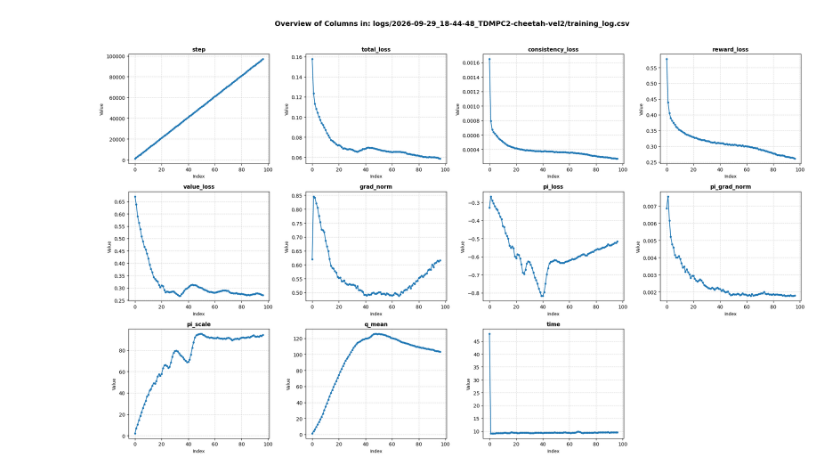
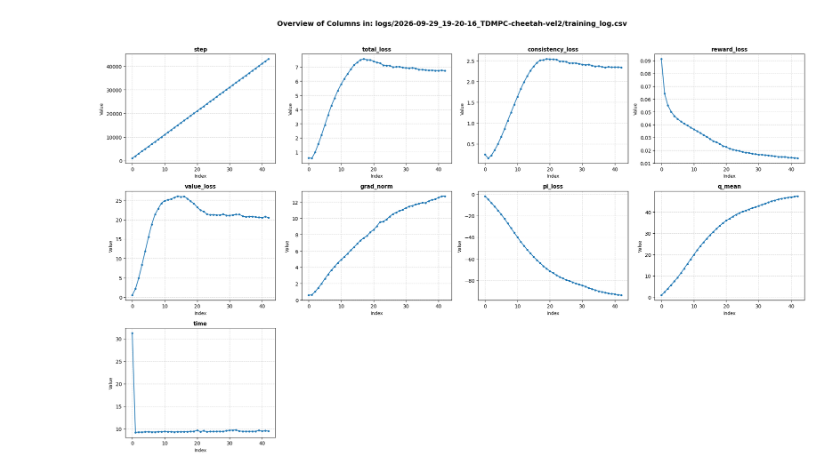
Before and after one commit to TheSun00000/jepa_fb, a Jupyter notebook: plot_csv.ipynb, the cells around one changed output. Cells and saved outputs as stored; diff of their text form; code cells hidden in the pictures.

```diff
--- a/plot_csv.ipynb
+++ b/plot_csv.ipynb
@@ -61,14 +61,13 @@ def plot_csv_columns(file_path):
 # %%
 path = """
 
 
 
 
-logs/2026-09-29_18-44-48_TDMPC2-cheetah-vel2/training_log.csv
-
+logs/2026-09-29_19-20-16_TDMPC-cheetah-vel2/training_log.csv
 
 """.strip()
 
 plot_csv_columns(path)
 # %% [output]
-[figure, old version]
+[figure, new version]
```
Also changed, not shown: 3 other files.
